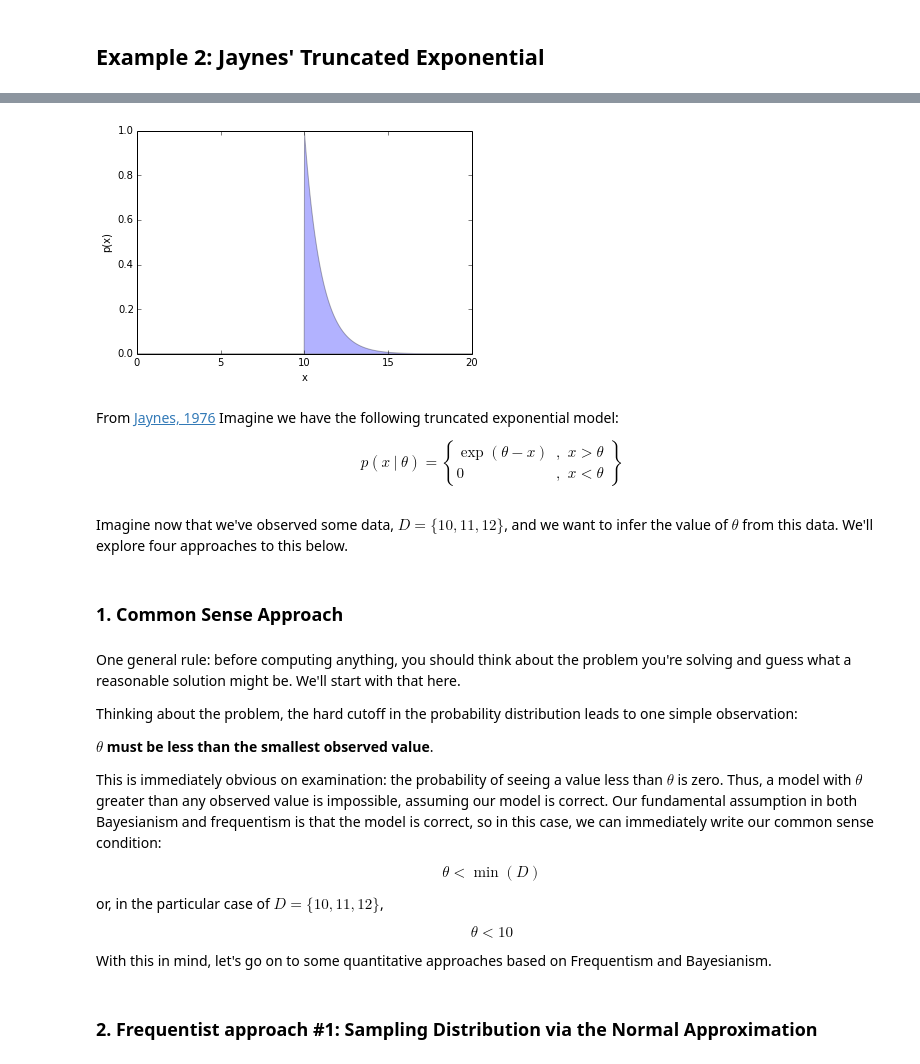
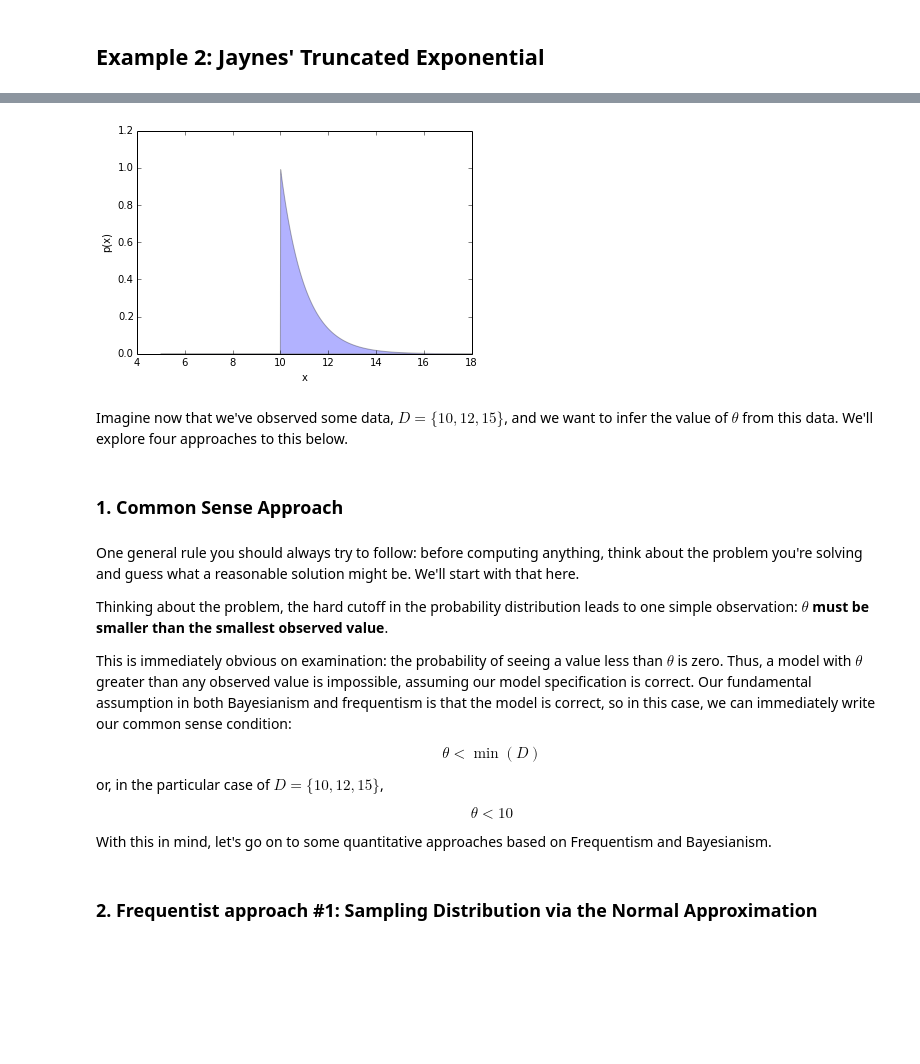
Before and after one commit to twiecki/WhileMyMCMCGentlySamples, a Jupyter notebook: content/downloads/notebooks/FreqBayes3.ipynb, the cells around one changed output, grey strips where cells are left out. Drawn from its saved outputs; the diff is of its cells as text; code cells hidden in the pictures; blank space fills up the shorter version.

Commit message:
second draft of Freq/Bayes 2

```diff
--- a/content/downloads/notebooks/FreqBayes3.ipynb
+++ b/content/downloads/notebooks/FreqBayes3.ipynb
@@ -265,42 +266,34 @@ import matplotlib.pyplot as plt
 # %%
+%matplotlib inline
+import numpy as np
+import matplotlib.pyplot as plt
+
 def p(x, theta):
     return (x > theta) * np.exp(theta - x)
 
-x = np.linspace(0, 20, 1000)
+x = np.linspace(5, 18, 1000)
 plt.fill(x, p(x, 10), alpha=0.3)
+plt.ylim(0, 1.2)
 plt.xlabel('x')
 plt.ylabel('p(x)');
 # %% [output]
-[figure, old version]
+[figure, new version]
-# %% [markdown]
-From [Jaynes, 1976](https://bayes.wustl.edu/etj/articles/confidence.pdf) Imagine we have the following truncated exponential model:
-
-$$
-p(x~|~\theta) = \left\{
-\begin{array}{lll}
-\exp(\theta - x) &,& x > \theta\\
-0                &,& x < \theta
-\end{array}
-\right\}
-$$
 # %% [markdown]
-Imagine now that we've observed some data, $D = \{10, 11, 12\}$, and we want to infer the value of $\theta$ from this data. We'll explore four approaches to this below.
+Imagine now that we've observed some data, $D = \{10, 12, 15\}$, and we want to infer the value of $\theta$ from this data. We'll explore four approaches to this below.
 # %% [markdown]
 ### 1. Common Sense Approach
 # %% [markdown]
-One general rule: before computing anything, you should think about the problem you're solving and guess what a reasonable solution might be. We'll start with that here.
+One general rule you should always try to follow: before computing anything, think about the problem you're solving and guess what a reasonable solution might be. We'll start with that here.
 
-Thinking about the problem, the hard cutoff in the probability distribution leads to one simple observation:
+Thinking about the problem, the hard cutoff in the probability distribution leads to one simple observation: **$\theta$ must be smaller than the smallest observed value**.
 
-**$\theta$ must be less than the smallest observed value**.
-
-This is immediately obvious on examination: the probability of seeing a value less than $\theta$ is zero.  Thus, a model with $\theta$ greater than any observed value is impossible, assuming our model is correct. Our fundamental assumption in both Bayesianism and frequentism is that the model is correct, so in this case, we can immediately write our common sense condition:
+This is immediately obvious on examination: the probability of seeing a value less than $\theta$ is zero.  Thus, a model with $\theta$ greater than any observed value is impossible, assuming our model specification is correct. Our fundamental assumption in both Bayesianism and frequentism is that the model is correct, so in this case, we can immediately write our common sense condition:
 
 $$
 \theta < \min(D)
 $$
 
-or, in the particular case of $D = \{10, 11, 12\}$,
+or, in the particular case of $D = \{10, 12, 15\}$,
 
 $$
 \theta < 10
```
Also changed, not shown: parts of 39 cells of this notebook.
